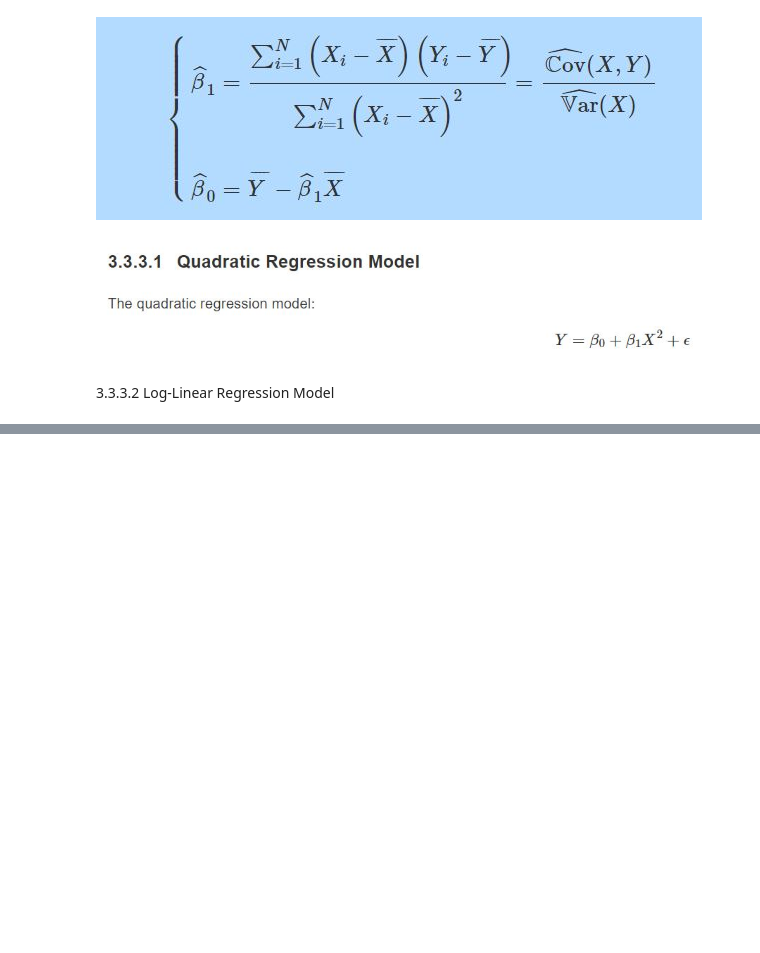
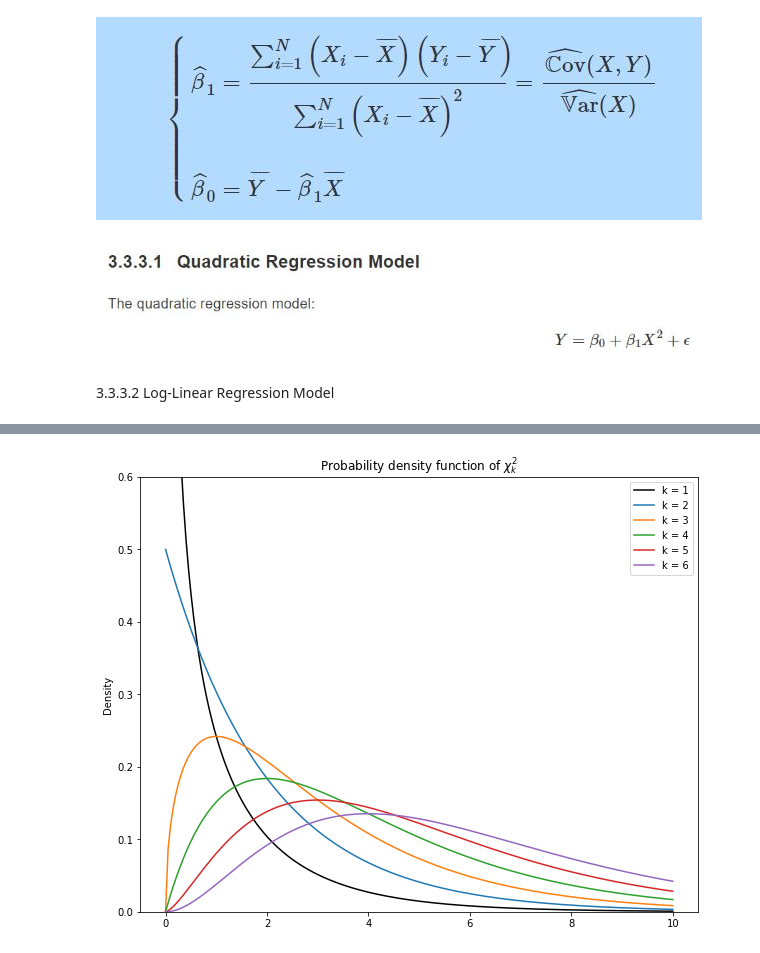
Before and after one commit to ClementGalvier/Homeworks, a Jupyter notebook: Econometrics/3.1 General concepts.ipynb, the cells around one changed output, grey strips where cells are left out. Cells and saved outputs as stored; diff of their text form; code cells hidden in the pictures; blank space fills up the shorter version.

```diff
--- a/Econometrics/3.1 General concepts.ipynb
+++ b/Econometrics/3.1 General concepts.ipynb
@@ -389,0 +465,16 @@ Image('QRM.jpg')
+# %%
+from scipy.stats import chi2
+# Calculate the probability density function for values of x in [0;10]
+x = np.linspace(start = 0, stop = 10, num = 200)
+#
+_ = plt.figure(num = 1, figsize = (10, 8))
+_ = plt.plot(x, chi2.pdf(x, df = 1), color = "black", label = "k = 1")
+for i in range(2, 7):
+    _ = plt.plot(x, chi2.pdf(x, df = i), label = "k = " + str(i))
+_ = plt.ylim((0, 0.6))
+_ = plt.title("Probability density function of $\\chi^2_k$")
+_ = plt.ylabel("Density")
+_ = plt.legend()
+plt.show()
+# %% [output]
+[figure, added]
```
Also changed, not shown: parts of 5 cells of this notebook, 3 other files.
